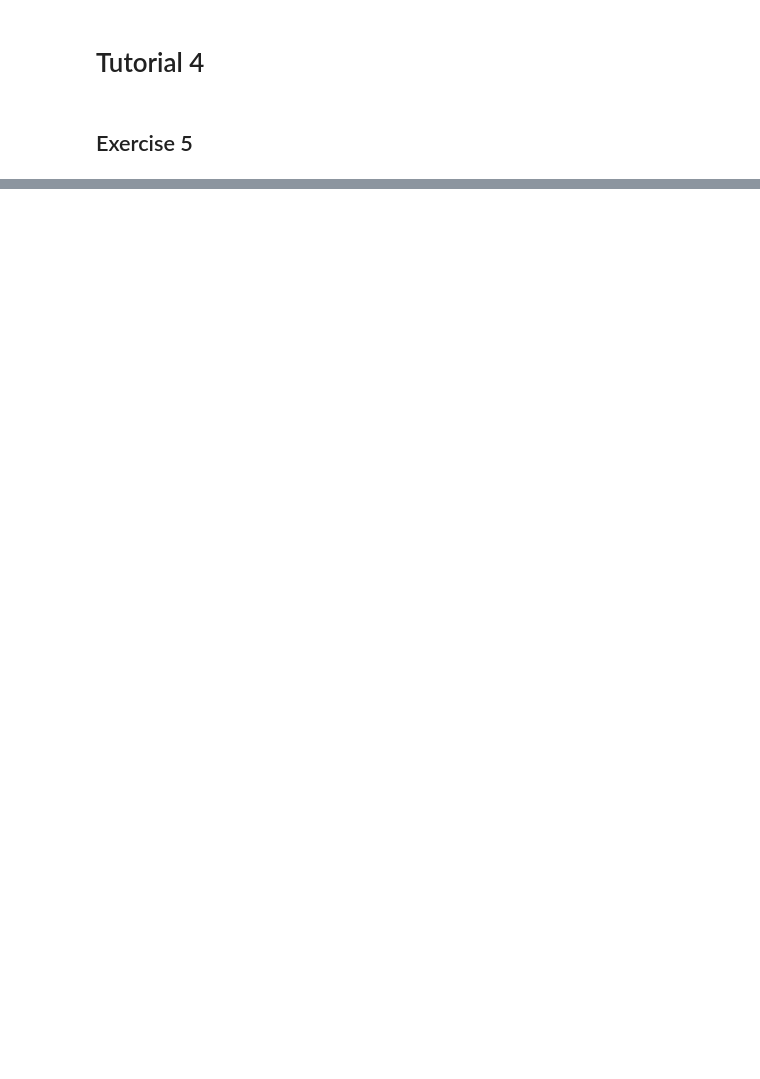
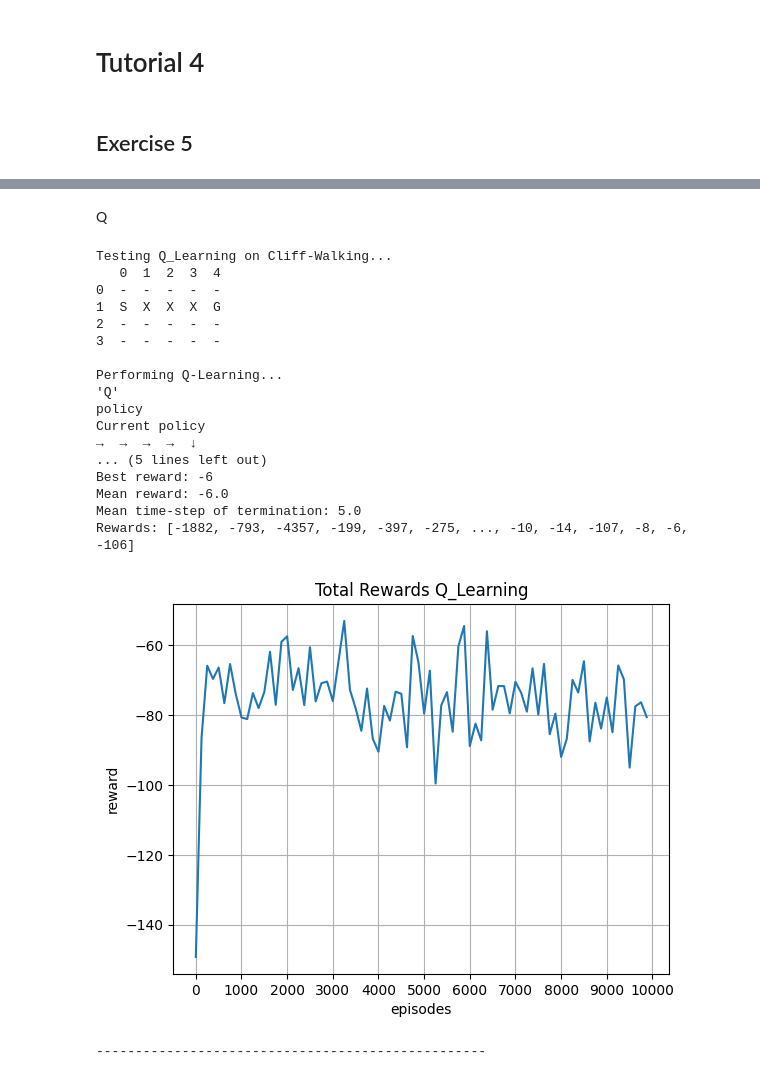
Before and after one commit to nikoczernin/aknum, a Jupyter notebook: tutorial_4.ipynb, the cells around one changed output, grey strips where cells are left out. Saved outputs shown, nothing was run; the diff lists cells and outputs as text; code cells hidden in the pictures; blank space fills up the shorter version.

```diff
--- a/tutorial_4.ipynb
+++ b/tutorial_4.ipynb
@@ -173,0 +217,24 @@ Mean time-step of termination: 7.0
+# %% [markdown]
+Q
+# %%
+TemporalDifference.test_cliff_walking(TemporalDifference.Q_Learning, alpha=0.5, gamma=.5, epsilon=0.2, num_episodes=10000)
+# %% [output]
+Testing Q_Learning on Cliff-Walking...
+   0  1  2  3  4
+0  -  -  -  -  -
+1  S  X  X  X  G
+2  -  -  -  -  -
+3  -  -  -  -  -
+
+Performing Q-Learning...
+'Q'
+policy
+Current policy
+→  →  →  →  ↓
+... (5 lines left out)
+Best reward: -6
+Mean reward: -6.0
+Mean time-step of termination: 5.0
+Rewards: [-1882, -793, -4357, -199, -397, -275, ..., -10, -14, -107, -8, -6, -106]
+[figure, added]
+--------------------------------------------------
```
Also changed, not shown: parts of 21 cells of this notebook, 3 other files.
